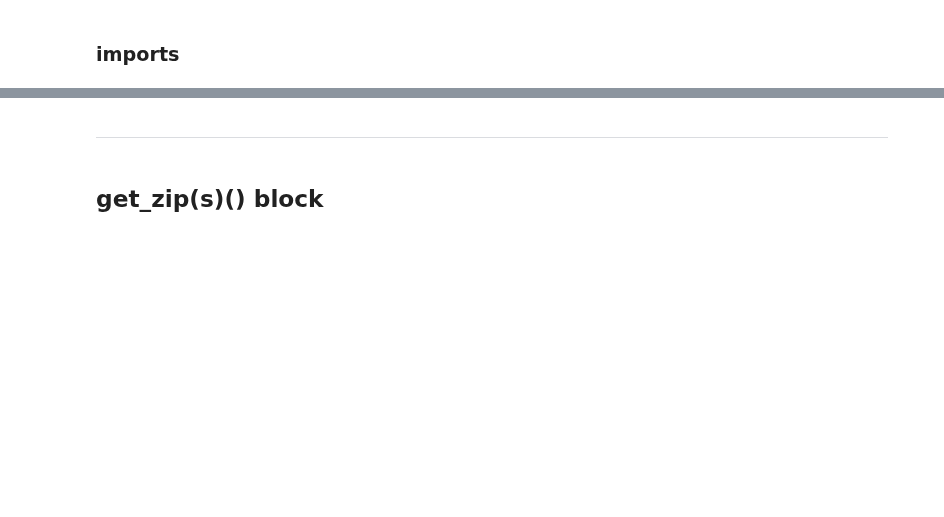
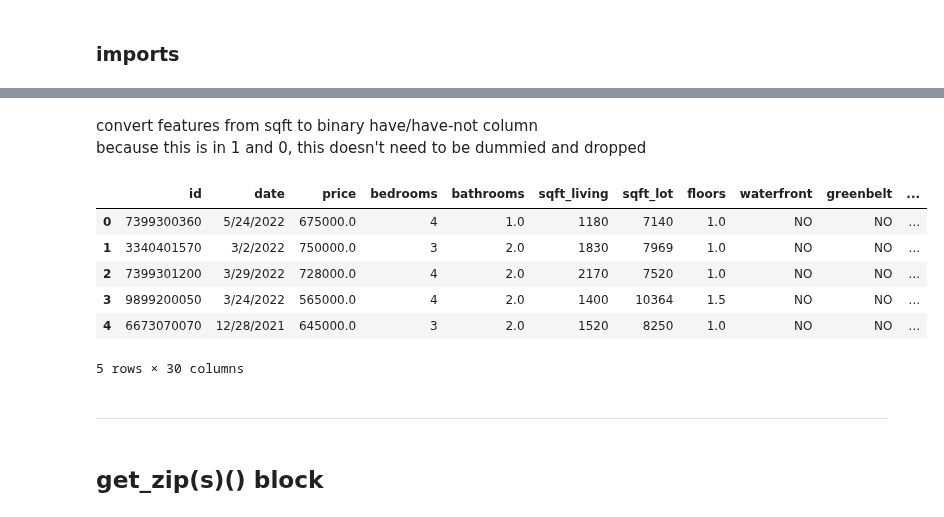
Before and after one commit to ParkedHampster/Modeled_Homes-Phase_2, a Jupyter notebook: individual_notebooks/jd.ipynb, the cells around one changed output, grey strips where cells are left out. Cells and saved outputs as stored; diff of their text form; code cells hidden in the pictures; blank space fills up the shorter version.

```diff
--- a/individual_notebooks/jd.ipynb
+++ b/individual_notebooks/jd.ipynb
@@ -54,3 +78,19 @@ zip_codes = pd.read_csv('data/King')
+# %% [markdown]
+convert features from sqft to binary have/have-not column
+because this is in 1 and 0, this doesn't need to be dummied and dropped
+# %%
+kc_only['has_basement'] = kc_only['sqft_basement'].map(has_feature)
+kc_only['has_garage'] = kc_only['sqft_garage'].map(has_feature)
+kc_only['has_patio'] = kc_only['sqft_patio'].map(has_feature)
+kc_only.head()
+# %% [output]
+|  | id | date | price | bedrooms | bathrooms | sqft_living | sqft_lot | floors | waterfront | greenbelt | ... |
+| 0 | 7399300360 | 5/24/2022 | 675000.0 | 4 | 1.0 | 1180 | 7140 | 1.0 | NO | NO | ... |
+| 1 | 3340401570 | 3/2/2022 | 750000.0 | 3 | 2.0 | 1830 | 7969 | 1.0 | NO | NO | ... |
+| 2 | 7399301200 | 3/29/2022 | 728000.0 | 4 | 2.0 | 2170 | 7520 | 1.0 | NO | NO | ... |
+| 3 | 9899200050 | 3/24/2022 | 565000.0 | 4 | 2.0 | 1400 | 10364 | 1.5 | NO | NO | ... |
+| 4 | 6673070070 | 12/28/2021 | 645000.0 | 3 | 2.0 | 1520 | 8250 | 1.0 | NO | NO | ... |
+5 rows × 30 columns
 # %% [markdown]
 <hr/>
 # %% [markdown]
```
Also changed, not shown: parts of 18 cells of this notebook, 3 other files.
